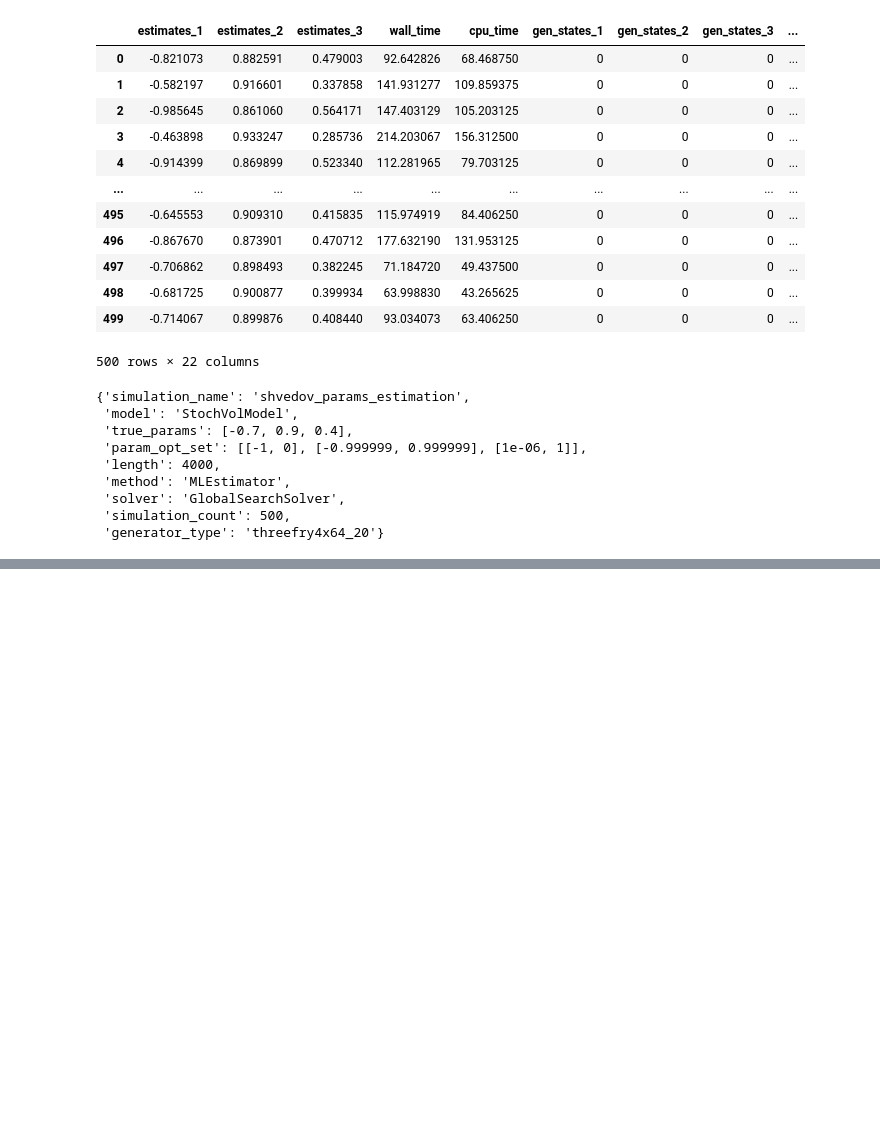
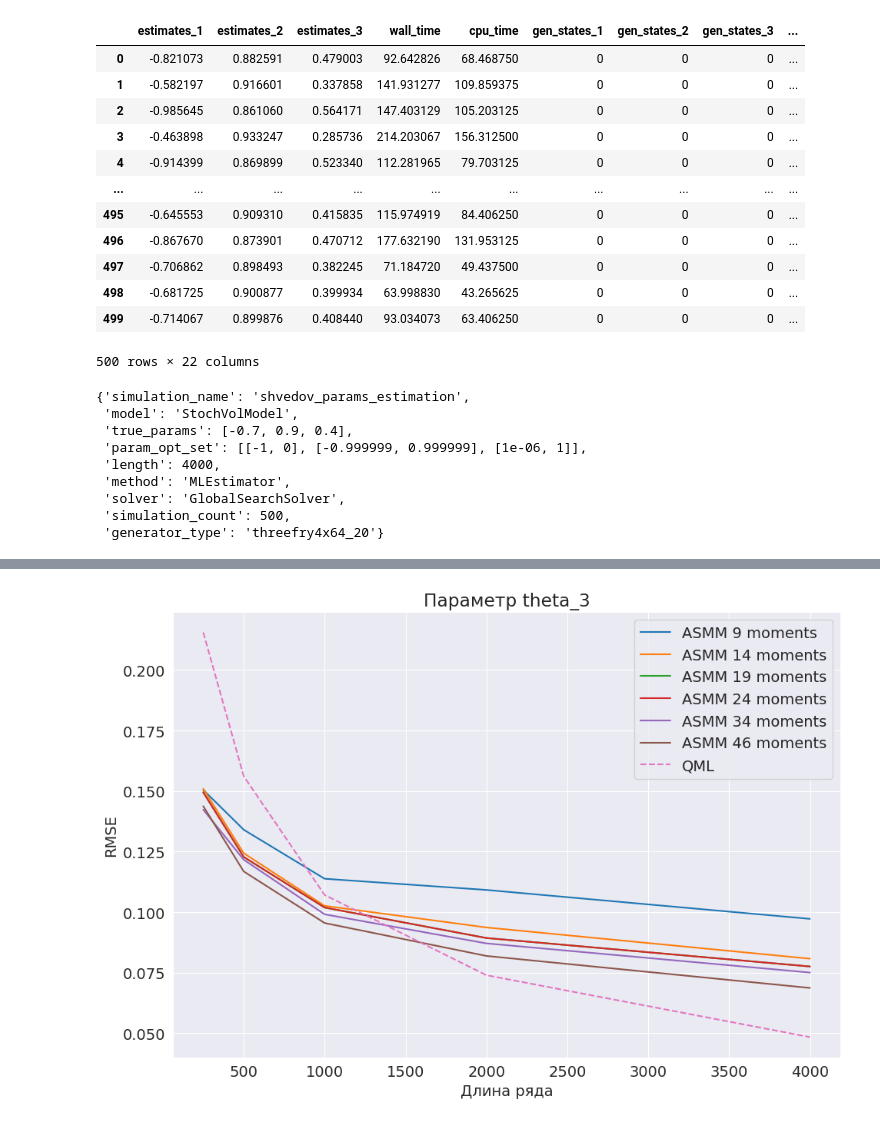
Before and after one commit to Dangerio/optimization-algorithm, a Jupyter notebook: methods_comparison/artificial_data/sandbox.ipynb, the cells around one changed output, grey strips where cells are left out. Cells and saved outputs as stored; diff of their text form; code cells hidden in the pictures; blank space fills up the shorter version.

```diff
--- a/methods_comparison/artificial_data/sandbox.ipynb
+++ b/methods_comparison/artificial_data/sandbox.ipynb
@@ -37,0 +121,4 @@ esr.metadata
+# %%
+plot_param_rmse(paths_to_summaries, names, 3, moments_counts)
+# %% [output]
+[figure, added]
```
Also changed, not shown: parts of 6 cells of this notebook.
